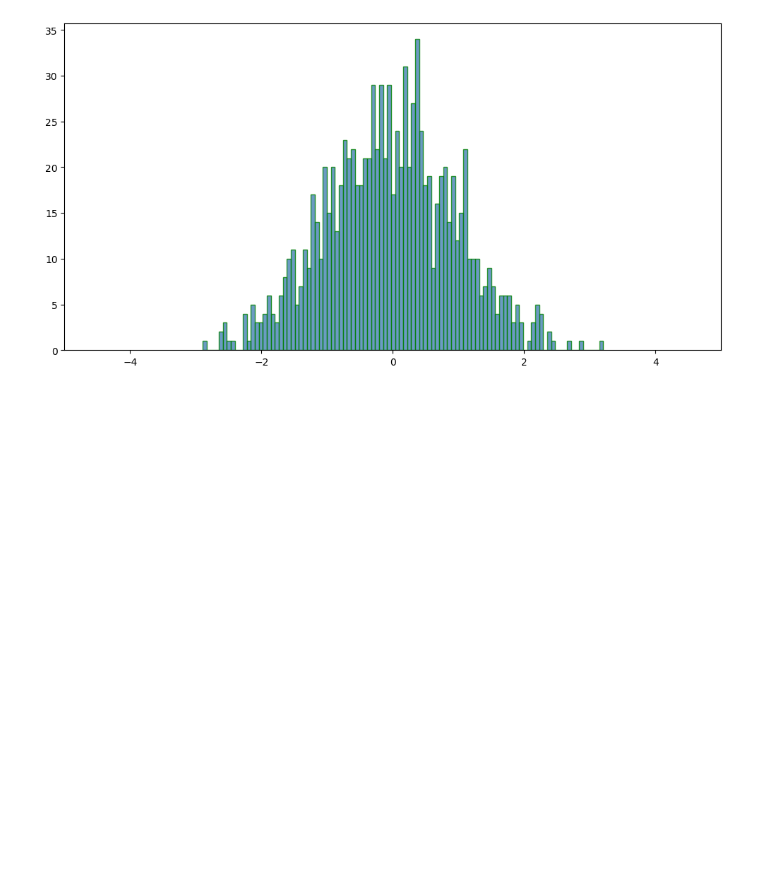
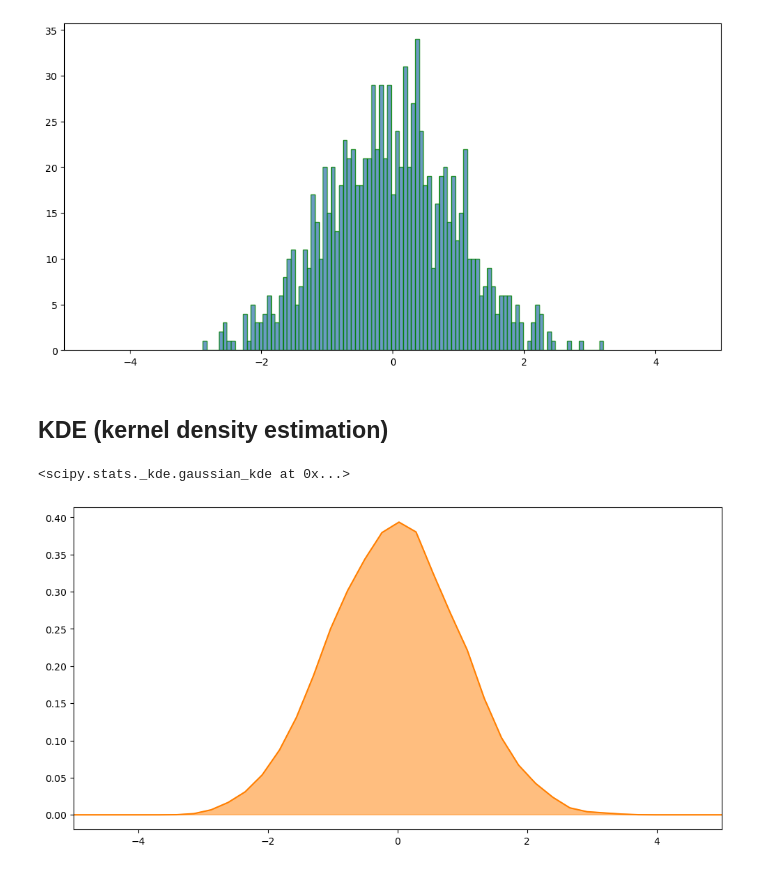
Before and after one commit to muhammadhananbaloch/Data-Analysis, a Jupyter notebook: data-cleaning-practice/Visualizations.ipynb, the cells around one changed output. Drawn from its saved outputs; the diff is of its cells as text; code cells hidden in the pictures; blank space fills up the shorter version.

Commit message:
Create KDE (kernel density estimation).

```diff
--- a/data-cleaning-practice/Visualizations.ipynb
+++ b/data-cleaning-practice/Visualizations.ipynb
@@ -211,3 +211,5 @@ plt.show()
 [figure]
 # %%
 fig.savefig('hist.png')
+# %% [markdown]
+## KDE (kernel density estimation)
@@ -213,0 +218,16 @@ fig.savefig('hist.png')
+# %%
+density = stats.kde.gaussian_kde(values)
+density
+# %% [output]
+<scipy.stats._kde.gaussian_kde at 0x...>
+# %%
+plt.subplots(figsize=(12, 6))
+
+values2 = np.linspace(min(values-10), max(values)+10, 100)
+
+plt.plot(values2, density(values2), color= '#FF7F00')
+plt.fill_between(values2, density(values2), alpha= 0.5, color='#FF7F00')
+plt.xlim(xmin=-5, xmax=5)
+plt.show()
+# %% [output]
+[figure, added]
```
Also changed, not shown: parts of 1 cell of this notebook.
